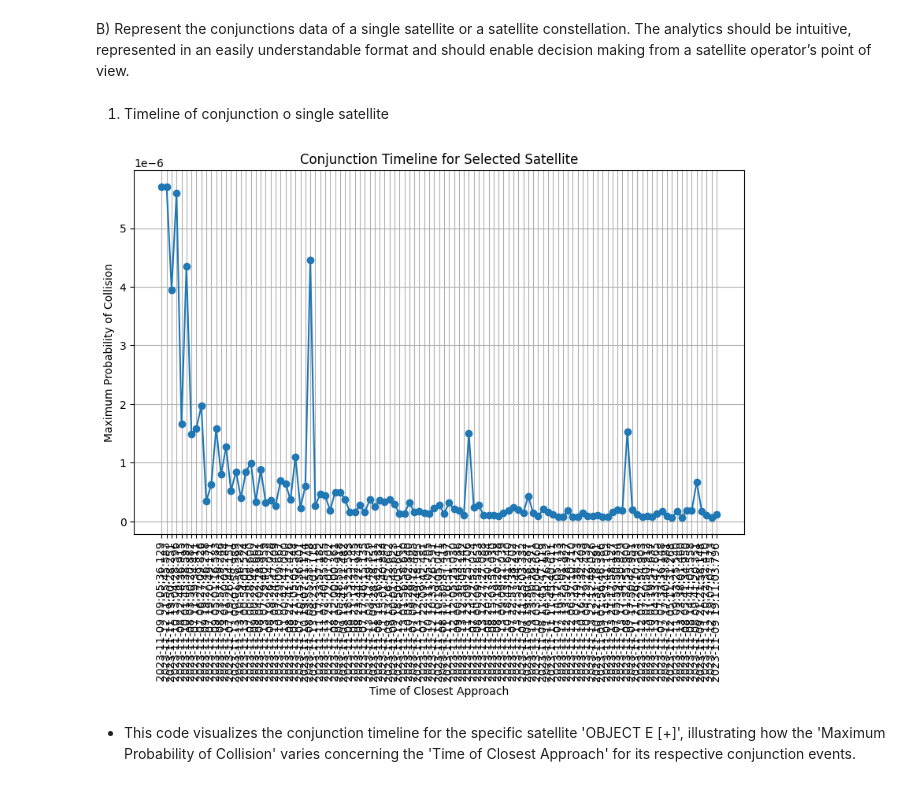
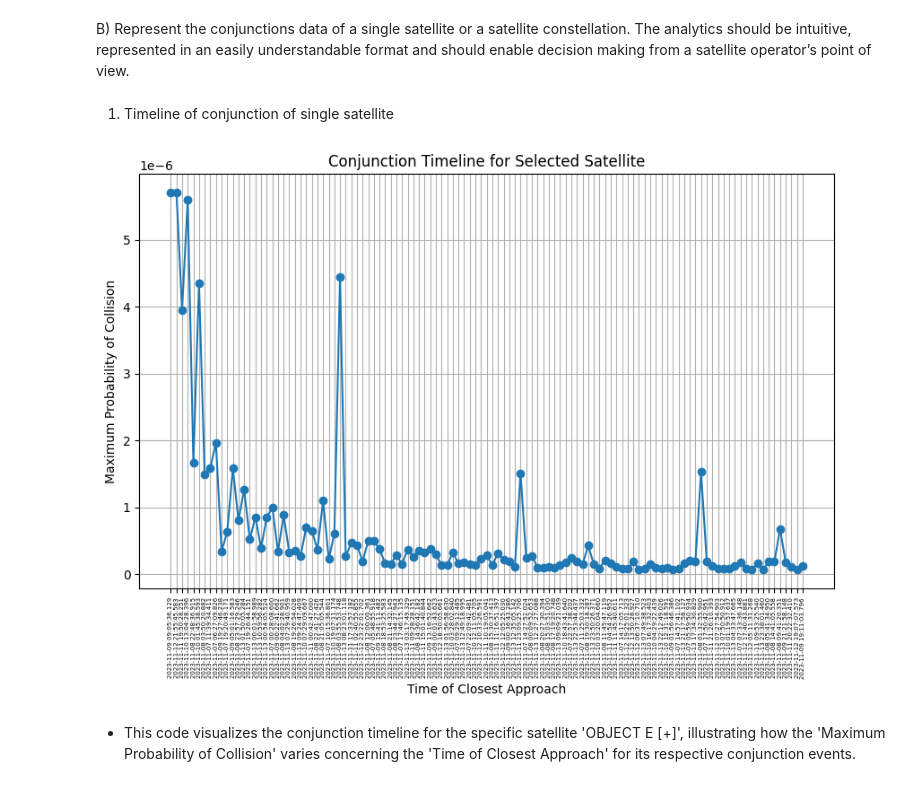
Before and after one commit to Aravindh0/Digantara-Assignment, a Jupyter notebook: DIGANTARA - DATA ANALYSIS USING PYTHON.ipynb, the cells around one changed output. Cells and saved outputs as stored; diff of their text form; code cells hidden in the pictures.

```diff
--- a/DIGANTARA - DATA ANALYSIS USING PYTHON.ipynb
+++ b/DIGANTARA - DATA ANALYSIS USING PYTHON.ipynb
@@ -328,22 +319,23 @@ B) Represent the conjunctions data of a single satellite or a satellite constell
 The analytics should be intuitive, represented in an easily understandable format and
 should enable decision making from a satellite operator’s point of view.
 # %% [markdown]
-1. Timeline of conjunction o single satellite
+1. Timeline of conjunction of single satellite
 # %%
 # Assuming 'Satellite_ID' identifies the specific satellite
 selected_satellite_data=data[data['OBJECT_NAME_1']=='OBJECT E [+]']
 
 # Plotting timeline of conjunctions
-plt.figure(figsize=(10, 6))
+plt.figure(figsize=(10,6))
 plt.plot(selected_satellite_data['TCA'],selected_satellite_data['MAX_PROB'],marker='o')
 plt.xlabel('Time of Closest Approach')
 plt.ylabel('Maximum Probability of Collision')
 plt.title('Conjunction Timeline for Selected Satellite')
 plt.xticks(rotation=90)
+plt.xticks(fontsize=5)
 plt.grid(True)
 plt.show()
 # %% [output]
-[figure, old version]
+[figure, new version]
 # %% [markdown]
 - This code visualizes the conjunction timeline for the specific satellite 'OBJECT E [+]', illustrating how the 'Maximum Probability of Collision' varies concerning the 'Time of Closest Approach' for its respective conjunction events.
 # %% [markdown]
```
Also changed, not shown: parts of 31 cells of this notebook.
